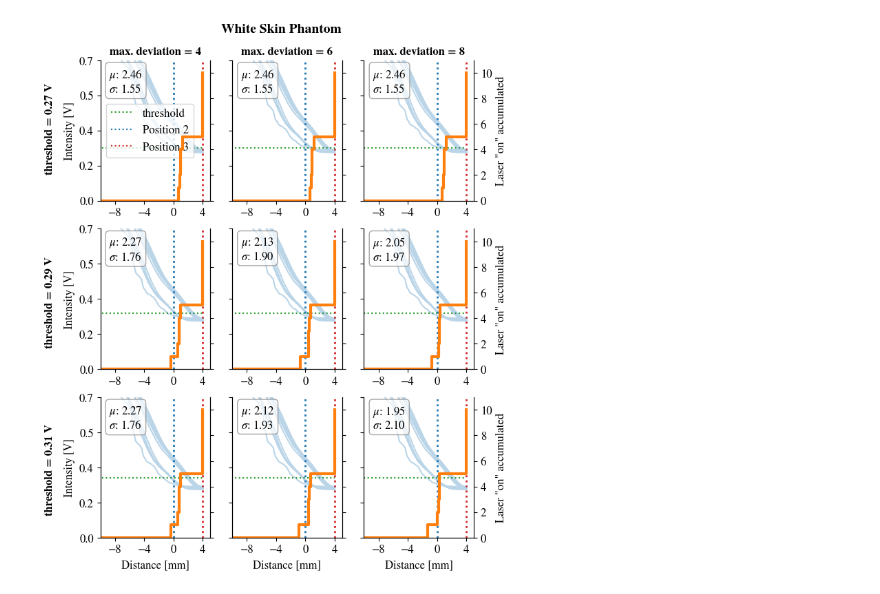
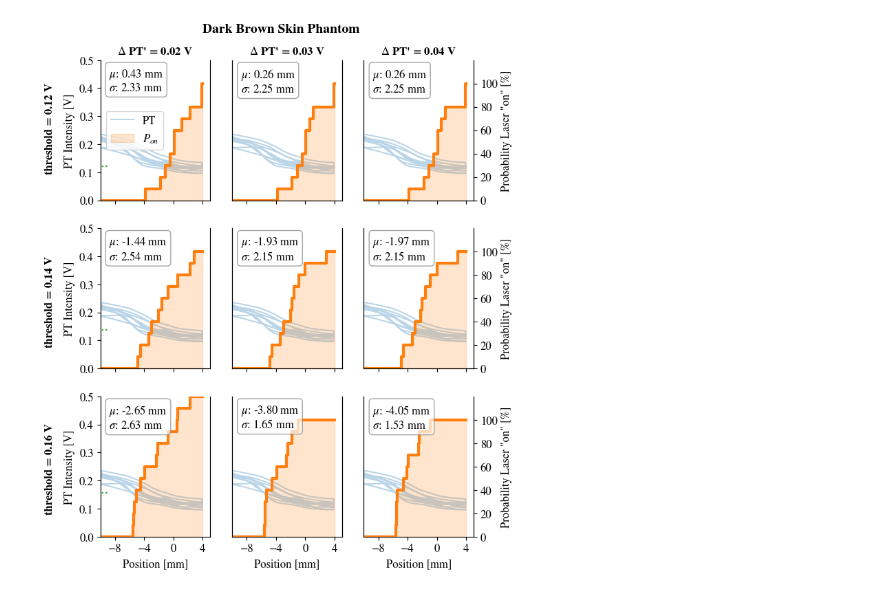
Before and after one commit to annnnna42/Arduino_KDC101_Control_and_Evaluation, a Jupyter notebook: merge/merge_compare_thresh.ipynb, the cells around one changed output. Saved outputs shown, nothing was run; the diff lists cells and outputs as text; code cells hidden in the pictures.

```diff
--- a/merge/merge_compare_thresh.ipynb
+++ b/merge/merge_compare_thresh.ipynb
@@ -13,12 +13,12 @@ from itertools import chain
 
 frames = []
 calcs = []
-threshold_ps = [56,56,56,60,60,60,64,64,64]
-file_index = "0079"
+threshold_ps = [25,25,25,28,28,28,32,32,32]
+file_index = "0081"
 bs_ps = 10
 #dev = [4,8,12,4,8,12,4,8,12]
 dev = [4,6,8,4,6,8,4,6,8]
-offset = 44    # correct position data
+offset = 45.9    # correct position data
 
 file_name = f"../merge/merge_data/merge_data_{file_index}.txt"
 
@@ -240,11 +240,11 @@ def raw_to_voltage(raw):
     return raw * (5.0 / 1023)
 
 def make_text():
-    fig.text(0.5, 0.93, f'White Skin Phantom', va='center', ha='center', rotation='horizontal', fontsize=14, weight='bold')
+    fig.text(0.5, 0.93, f'Dark Brown Skin Phantom', va='center', ha='center', rotation='horizontal', fontsize=14, weight='bold')
 
-    axs[0,0].set_title(f'max. deviation = {dev[0]}', weight='bold', fontsize=fs)
-    axs[0,1].set_title(f'max. deviation = {dev[1]}', weight='bold', fontsize=fs)
-    axs[0,2].set_title(f'max. deviation = {dev[2]}', weight='bold', fontsize=fs)
+    axs[0,0].set_title(f'$\Delta$ PT\' = {round(dev[0]*(5/1023),2)} V', weight='bold', fontsize=fs)
+    axs[0,1].set_title(f'$\Delta$ PT\' = {round(dev[1]*(5/1023),2)} V', weight='bold', fontsize=fs)
+    axs[0,2].set_title(f'$\Delta$ PT\' = {round(dev[2]*(5/1023),2)} V', weight='bold', fontsize=fs)
 
     fig.text(0.02, 0.77, f'threshold = {round(threshold_ps[0]*(5/1023),2)} V', va='center', ha='center', rotation='vertical', fontsize=fs, weight='bold')
     fig.text(0.02, 0.49, f'threshold = {round(threshold_ps[3]*(5/1023),2)} V', va='center', ha='center', rotation='vertical', fontsize=fs, weight='bold')
@@ -252,9 +252,9 @@ def make_text():
 
     axs[0,0].set(ylabel='PT Intensity [V]')
     axs[1,0].set(ylabel='PT Intensity [V]')
-    axs[2,0].set(ylabel='PT Intensity [V]',xlabel='Distance [mm]')
-    axs[2,1].set(xlabel='Distance [mm]')
-    axs[2,2].set(xlabel='Distance [mm]')
+    axs[2,0].set(ylabel='PT Intensity [V]',xlabel='Position [mm]')
+    axs[2,1].set(xlabel='Position [mm]')
+    axs[2,2].set(xlabel='Position [mm]')
 
     axs[0,1].set_yticklabels([])
     axs[1,1].set_yticklabels([])
@@ -263,10 +263,8 @@ def make_text():
     axs[1,2].set_yticklabels([])
     axs[2,2].set_yticklabels([])
 
-    axs[0,0].step([],[], color = 'C2',ls = ':', label = "threshold")
-    axs[0,0].step([],[], color = 'C0',ls = ':', label = "Position 2")
-    axs[0,0].step([],[], color = 'C3',ls = ':', label = "Position 3")
-
+    axs[0,0].step([],[], color = 'C0', alpha = 0.3, label = "PT")
+    axs[0,0].fill_between([],[], color = 'C1', alpha = 0.2, label = "$P_{on}$")
     axs[0,0].legend(loc = "center left")
 
 
@@ -276,48 +274,61 @@ for i, ax in enumerate(axs.flatten()):
     ax.spines['right'].set_position(('data', 5))
     ax.spines['bottom'].set_position(('data', 0))
 
-    ylim = 150
+    ylim = 102
     ax.set_ylim(0, ylim)
-    raw_ticks = np.linspace(0, ylim, 5)  # 11 ticks from 0 to 1023
+    raw_ticks = np.linspace(0, ylim, 6)  # 11 ticks from 0 to 1023
     voltage_ticks = raw_to_voltage(raw_ticks)
     ax.set_yticks(raw_ticks)
     ax.set_yticklabels([f'{tick:.1f}' for tick in voltage_ticks])
 
-    # ax.set_ylim([0,100])
     ax.set_xlim([-10,5])
     ax.set_xticks([-8,-4,0,4])
-    ax.hlines(y=threshold_ps[i], xmin=-50, xmax=4, color='C2', ls=':')
-    ax.axvline(x=0, color = 'C0', ls=':', linewidth = 2)
-    ax.axvline(x=4, color = 'C3', ls=':', linewidth = 2)
+
+    if i in [0,3,6]:
+        ax.hlines(y=threshold_ps[i], xmin=-50, xmax=-9, color='C2', ls=':')
 
     ax.plot(pd_all.position, pd_all.pt_avg, color = 'C0', alpha = 0.3)
 
+    if i in [0,1,2,3,4,5]:
+        ax.set_xticklabels([])
+
+    if i in [1,2,4,5,7,8]:
+        ax.tick_params(left = False)
+
 for i, ax2 in enumerate(axs_twin_flat):
 
-    ax2.set_ylim([0,11])
+    # ax2.set_ylim([0,11])
     ax2.spines['top'].set_visible(False)
 
-    y_pt = [i-1 for i in range(len(frames[i][2]))]
+    ax2.set_ylim(0, 12)
+    raw_ticks = np.linspace(0, 10, 6)  # 11 ticks from 0 to 1023
+    ax2.set_yticks(raw_ticks)
+    ax2.set_yticklabels([f'{int(tick*10)}' for tick in raw_ticks])
 
     props = dict(boxstyle='round', facecolor='white', alpha=0.7, edgecolor='grey')
     textstr = '\n'.join((
-            r'$\mu$: %.2f' % (frames[i][4],),
-            r'$\sigma$: %.2f' % (frames[i][6], )))
+            r'$\mu$: %.2f mm' % (frames[i][4],),
+            r'$\sigma$: %.2f mm' % (frames[i][6], )))
     ax2.text(0.08, 0.95, textstr, transform=ax2.transAxes, fontsize=fs,
             verticalalignment='top', bbox=props)
 
+    y_pt = [i-1 for i in range(len(frames[i][2]))]
     ax2.step(frames[i][2],y_pt, linewidth = 3, where = 'pre', color = 'C1')
+    ax2.fill_between(frames[i][2],y_pt, step="pre", color = 'C1', alpha=0.2)
 
     if i in [2,5,8]:
-        ax2.set(ylabel='Laser "on" accumulated')
+        ax2.set(ylabel='Probability Laser "on" [%]')
     else:
         ax2.set_yticklabels([])
 
+    if i in [0,1,3,4,6,7]:
+        ax2.tick_params(right = False)
+
 make_text()
 
-name_file = f"PT_compare_threshold_and_dev_file_{file_index}_thresh_{threshold_ps[0]}_{threshold_ps[3]}_{threshold_ps[6]}"
-plt.savefig(f"../../../LaTex/Master Thesis/figures/{name_file}.pdf")
-plt.savefig(f"../../../LaTex/Master Thesis/figures/{name_file}.png")
-plt.savefig(f"../../../LaTex/Master Thesis/figures/{name_file}.svg")
+# name_file = f"PT_compare_threshold_and_dev_file_{file_index}_thresh_{threshold_ps[0]}_{threshold_ps[3]}_{threshold_ps[6]}"
+# plt.savefig(f"../../../LaTex/Master Thesis/figures/{name_file}.pdf")
+# plt.savefig(f"../../../LaTex/Master Thesis/figures/{name_file}.png")
+# plt.savefig(f"../../../LaTex/Master Thesis/figures/{name_file}.svg")
 # %% [output]
-[figure, old version]
+[figure, new version]
```
Also changed, not shown: parts of 3 cells of this notebook, 8 other files.
